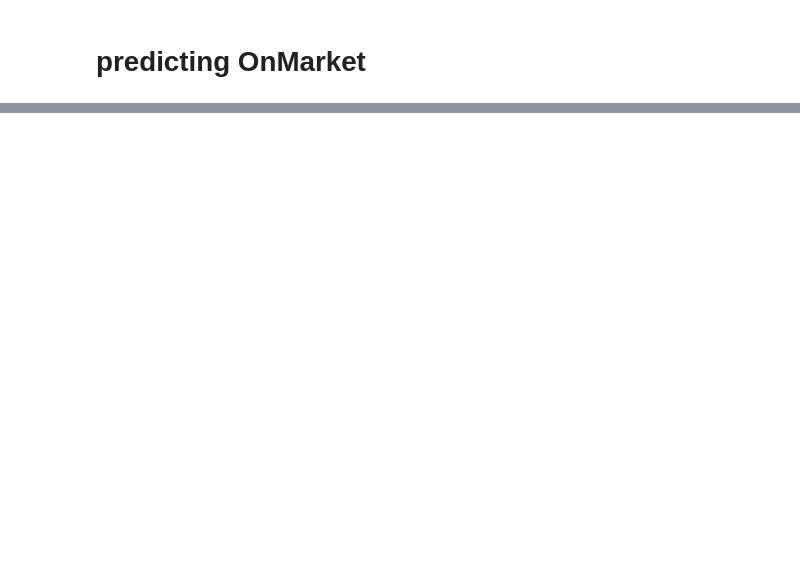
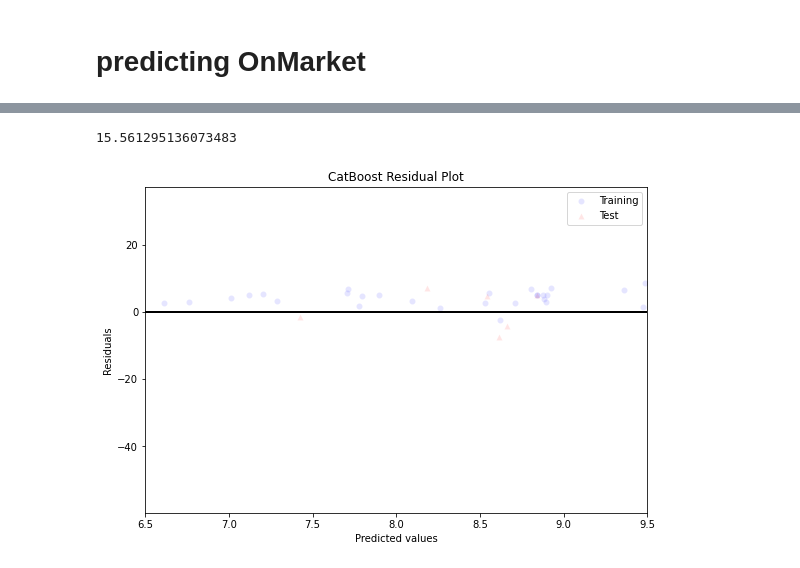
Before and after one commit to Abdulmalik-rebdi/aqar1, a Jupyter notebook: src/regression.ipynb, the cells around one changed output, grey strips where cells are left out. Drawn from its saved outputs; the diff is of its cells as text; code cells hidden in the pictures; blank space fills up the shorter version.

```diff
--- a/src/regression.ipynb
+++ b/src/regression.ipynb
@@ -50,0 +522,3 @@ from sklearn.model_selection import GridSearchCV
+# %%
+cb_reg_1.fit(X_train, y_train)
+cb_preds = cb_reg_1.predict(X_val)
@@ -50,0 +625,6 @@ from sklearn.model_selection import GridSearchCV
+# %%
+cb_reg = CatBoostRegressor()
+
+cb_reg.fit(X_train, y_train, eval_set=(X_val, y_val),
+           use_best_model=True, plot=True,
+           early_stopping_rounds=early_stop_rounds)
@@ -50,0 +651,35 @@ from sklearn.model_selection import GridSearchCV
+# %%
+val_preds = cb_reg.predict(X_val)
+
+# calculate mean squared error on val sub-set preds
+np.sqrt(mean_squared_error(val_preds, y_val))
+# %% [output]
+15.561295136073483
+# %%
+def residual_plot(train_labels, train_preds, test_labels=None, test_preds=None,
+                  title="Residual Plot", figsize=(9,6), xlim=[6.5, 9.5]):
+    """ Residual plot to evaluate performance of our simple linear regressor """
+    plt.figure(figsize=figsize)
+    plt.scatter(train_preds, train_preds - train_labels, c='blue', alpha=0.1,
+                marker='o', edgecolors='white', label='Training')
+
+    if test_labels is not None:
+        plt.scatter(test_preds, test_preds - test_labels, c='red', alpha=0.1,
+                    marker='^', edgecolors='white', label='Test')
+    plt.xlabel('Predicted values')
+    plt.ylabel('Residuals')
+    plt.hlines(y=0, xmin=xlim[0], xmax=xlim[1], color='black', lw=2)
+    plt.xlim(xlim)
+    if test_labels is not None:
+        plt.legend(loc='best')
+    plt.title(title)
+    plt.show()
+    return
+# %%
+train_preds = cb_reg.predict(X_train)
+
+residual_plot(y_train[:10000], train_preds[:10000],
+              y_val[:10000], val_preds[:10000],
+              title="CatBoost Residual Plot")
+# %% [output]
+[figure, added]
```
Also changed, not shown: parts of 83 cells of this notebook, 9 other files.
